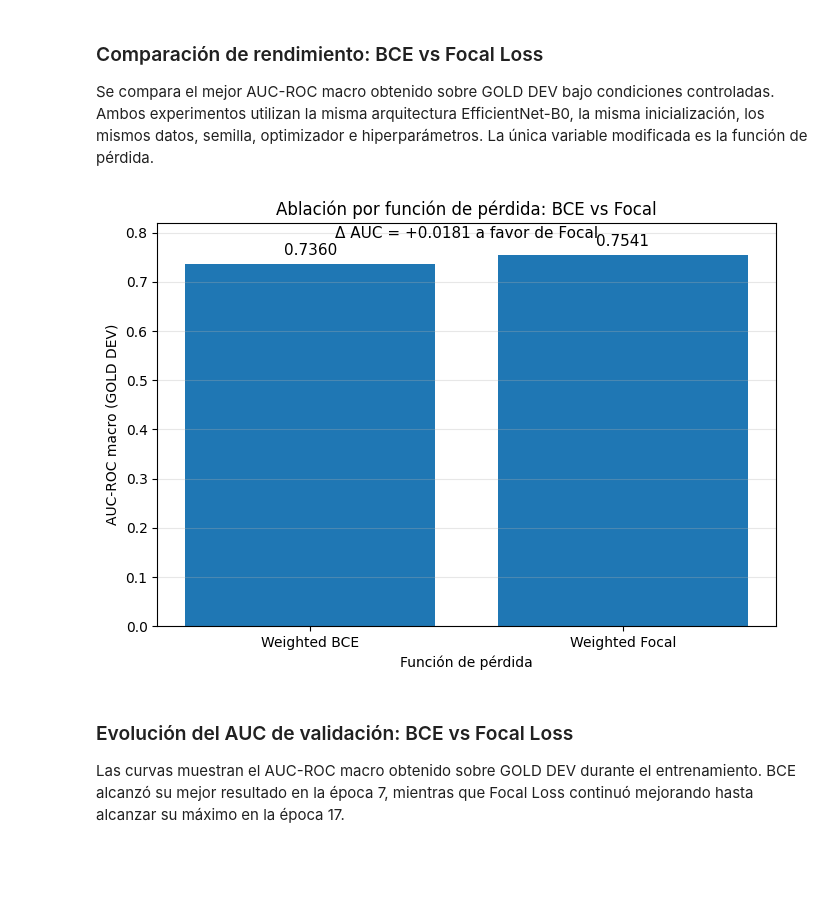
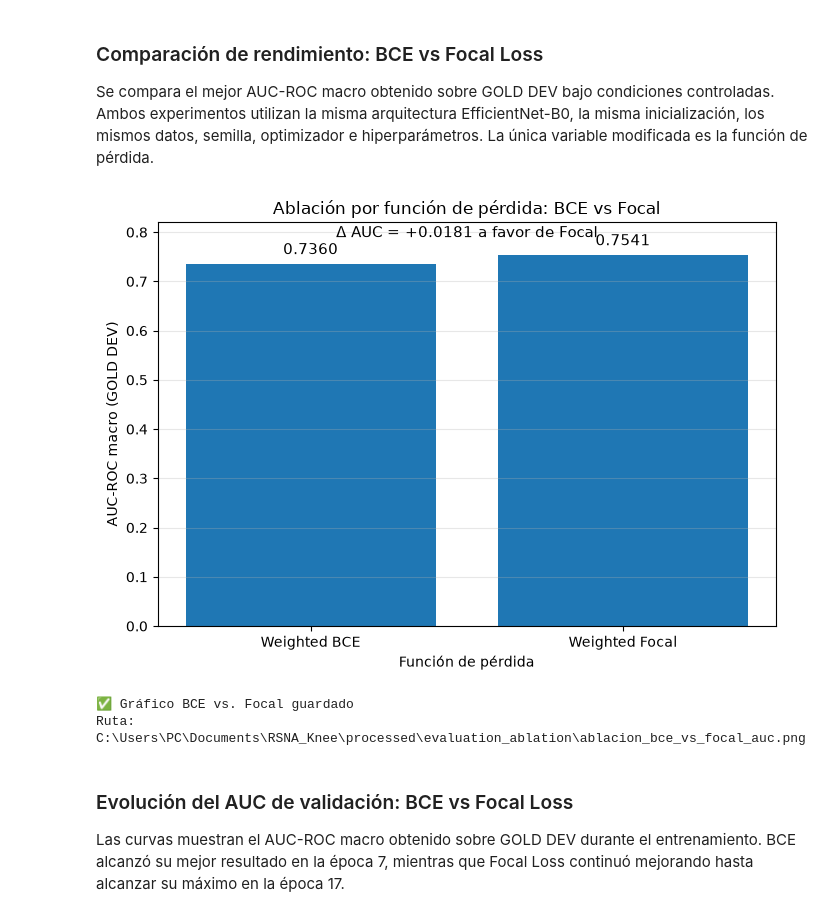
Before and after one commit to mario950606/knee-mri-weak-supervision, a Jupyter notebook: notebooks/05_evaluation_ablation_gradcam.ipynb, the cells around one changed output. Cells and saved outputs as stored; diff of their text form; code cells hidden in the pictures; blank space fills up the shorter version.

```diff
--- a/notebooks/05_evaluation_ablation_gradcam.ipynb
+++ b/notebooks/05_evaluation_ablation_gradcam.ipynb
@@ -929,7 +964,7 @@ def ejecutar_experimento(
         train_dataset,
         batch_size=BATCH_SIZE,
         shuffle=True,
-        num_workers=2,
+        num_workers=0,
         pin_memory=torch.cuda.is_available(),
         generator=generator
     )
@@ -2934,29 +3177,3 @@ La única variable modificada es el plano de adquisición:
 
 - Sagital
 - Axial
-# %%
-from pathlib import Path
-
-AXIAL_DATASET_DIR = Path(
-    "/kaggle/input/datasets/mariomasias/"
-    "ejercicio-1-dataset-2-5d-axial"
-)
-
-AXIAL_IMAGES_PATH = (
-    AXIAL_DATASET_DIR
-    / "images_2_5d_axial_uint8.npy"
-)
-
-AXIAL_METADATA_PATH = (
-    AXIAL_DATASET_DIR
-    / "metadata_2_5d_axial.csv"
-)
-
-AXIAL_MANIFEST_PATH = (
-    AXIAL_DATASET_DIR
-    / "manifest_axial_final.csv"
-)
-
-print("Images existe:", AXIAL_IMAGES_PATH.exists())
-print("Metadata existe:", AXIAL_METADATA_PATH.exists())
-print("Manifest existe:", AXIAL_MANIFEST_PATH.exists())
@@ -3082,7 +3311,7 @@ val_axial_loader = DataLoader(
     val_axial_dataset,
     batch_size=BATCH_SIZE,
     shuffle=False,
-    num_workers=2,
+    num_workers=0,
     pin_memory=torch.cuda.is_available()
 )
 
@@ -3512,36 +3827,46 @@ for bar, valor in zip(
         fontsize=11
     )
 
 delta = (
     auc_focal_best
     - auc_bce_best
 )
 
 plt.text(
     0.5,
     0.79,
     f"Δ AUC = +{delta:.4f} a favor de Focal",
     ha="center",
     fontsize=11
 )
 
 plt.grid(
     axis="y",
     alpha=0.3
 )
 
 plt.tight_layout()
 
+OUTPUT_DIR.mkdir(parents=True, exist_ok=True)
+
+RUTA_GRAFICO_LOSS = (
+    OUTPUT_DIR / "ablacion_bce_vs_focal_auc.png"
+)
+
 plt.savefig(
-    "/kaggle/working/"
-    "ablacion_bce_vs_focal_auc.png",
+    RUTA_GRAFICO_LOSS,
     dpi=300,
     bbox_inches="tight"
 )
 
 plt.show()
+
+print("✅ Gráfico BCE vs. Focal guardado")
+print("Ruta:", RUTA_GRAFICO_LOSS)
 # %% [output]
-[figure, old version]
+[figure, new version]
+✅ Gráfico BCE vs. Focal guardado
+Ruta: C:\Users\PC\Documents\RSNA_Knee\processed\evaluation_ablation\ablacion_bce_vs_focal_auc.png
 # %% [markdown]
 ### Evolución del AUC de validación: BCE vs Focal Loss
 
```
Also changed, not shown: parts of 63 cells of this notebook, 1 other file.
